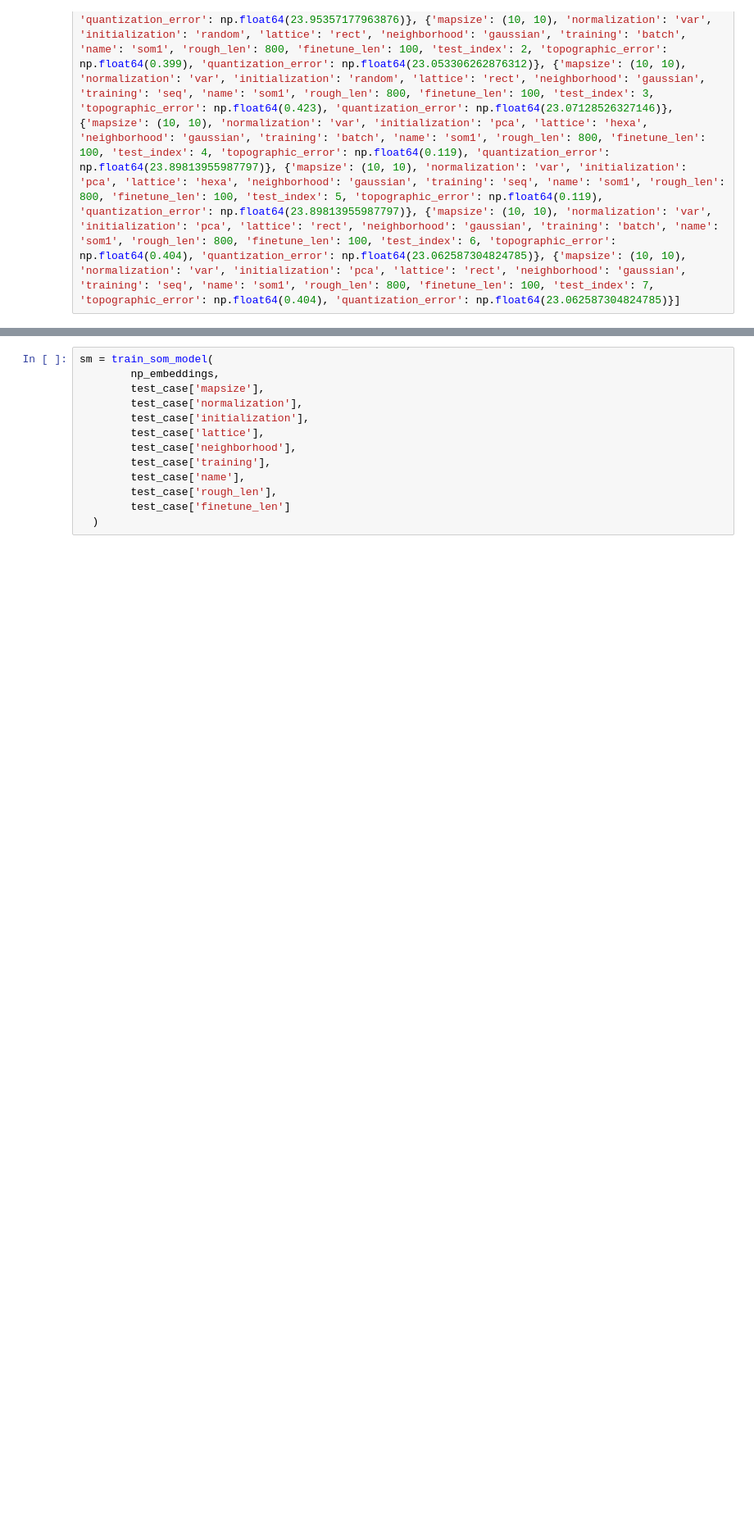
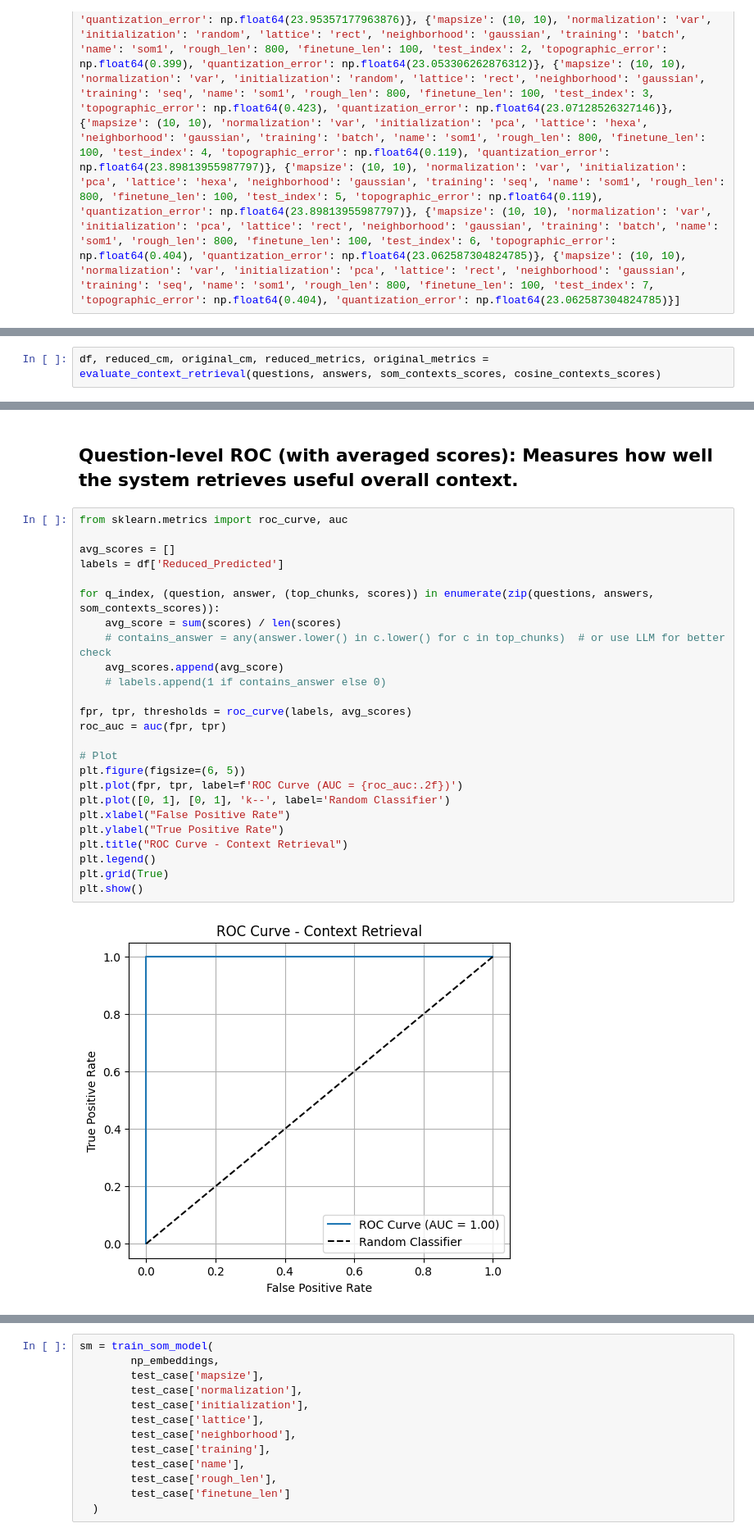
Before and after one commit to iVedhaGayuniBas/Self-Organizing-Maps, a Jupyter notebook: Resources_SOMpy_with_cosine.ipynb, the cells around one changed output, grey strips where cells are left out. Shown at 82% size. Cells and saved outputs as stored; diff of their text form; blank space fills up the shorter version.

```diff
--- a/Resources_SOMpy_with_cosine.ipynb
+++ b/Resources_SOMpy_with_cosine.ipynb
@@ -357,0 +718,2 @@ def reduced_dim_retreival(
+# %%
+df, reduced_cm, original_cm, reduced_metrics, original_metrics = evaluate_context_retrieval(questions, answers, som_contexts_scores, cosine_contexts_scores)
@@ -357,0 +845,29 @@ def reduced_dim_retreival(
+# %% [markdown]
+## Question-level ROC (with averaged scores): Measures how well the system retrieves useful overall context.
+# %%
+from sklearn.metrics import roc_curve, auc
+
+avg_scores = []
+labels = df['Reduced_Predicted']
+
+for q_index, (question, answer, (top_chunks, scores)) in enumerate(zip(questions, answers, som_contexts_scores)):
+    avg_score = sum(scores) / len(scores)
+    # contains_answer = any(answer.lower() in c.lower() for c in top_chunks)  # or use LLM for better check
+    avg_scores.append(avg_score)
+    # labels.append(1 if contains_answer else 0)
+
+fpr, tpr, thresholds = roc_curve(labels, avg_scores)
+roc_auc = auc(fpr, tpr)
+
+# Plot
+plt.figure(figsize=(6, 5))
+plt.plot(fpr, tpr, label=f'ROC Curve (AUC = {roc_auc:.2f})')
+plt.plot([0, 1], [0, 1], 'k--', label='Random Classifier')
+plt.xlabel("False Positive Rate")
+plt.ylabel("True Positive Rate")
+plt.title("ROC Curve - Context Retrieval")
+plt.legend()
+plt.grid(True)
+plt.show()
+# %% [output]
+[figure, added]
```
Also changed, not shown: parts of 48 cells of this notebook.
